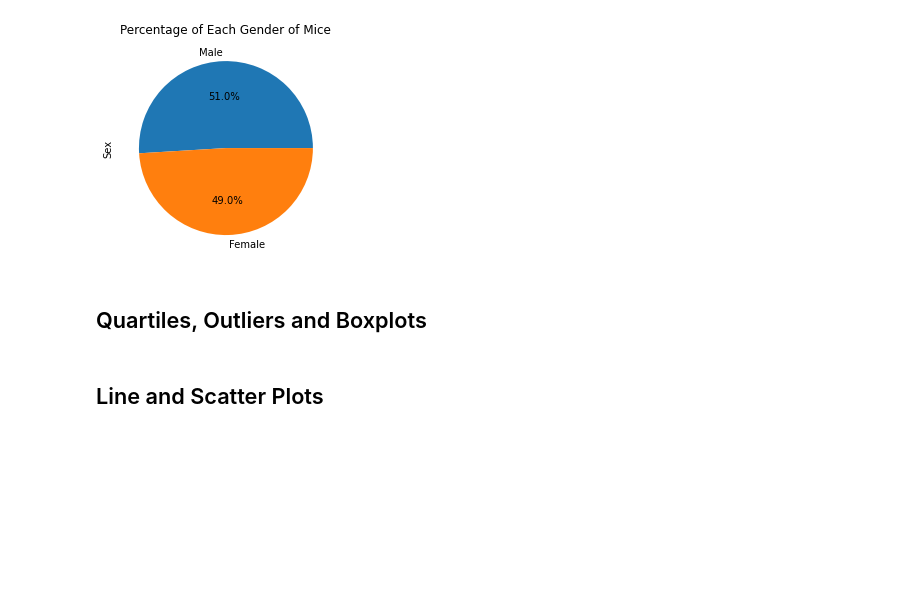
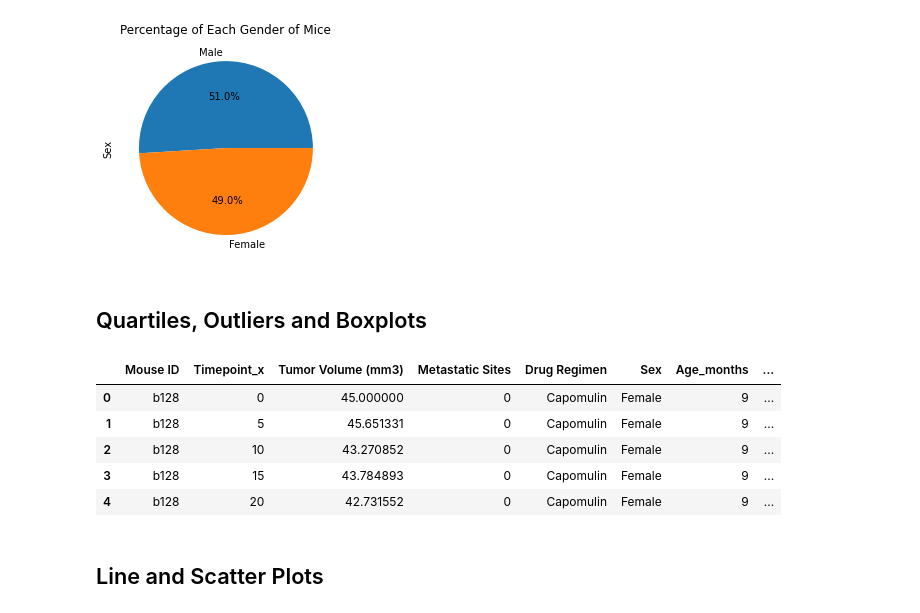
Before and after one commit to colebarnes7/matplotlib-challenge, a Jupyter notebook: Pymaceuticals/main.ipynb, the cells around one changed output. Drawn from its saved outputs; the diff is of its cells as text; code cells hidden in the pictures; blank space fills up the shorter version.

Commit message:
Added max timepoint to cleaned dataframe

```diff
--- a/Pymaceuticals/main.ipynb
+++ b/Pymaceuticals/main.ipynb
@@ -203 +195,23 @@ plt.show()
+# %%
+# Groups the mice by ID and then determines the greatest timepoint for each
+mouseidgroup = cleanedmouse.groupby("Mouse ID")
+maxtimepoint = mouseidgroup["Timepoint"].max()
+
+# Creates a data frame with the max timepoint
+timepoint = pd.DataFrame({
+    "Timepoint": maxtimepoint
+})
+# Resets the index to create the Mouse ID column
+timepoint.reset_index()
+
+# Merges this data frame with the cleaned mouse data frame
+cleaned_maxtimepoint = pd.merge(cleanedmouse, timepoint, on=(["Mouse ID", "Mouse ID"]))
+cleaned_maxtimepoint.head()
+# %% [output]
+|  | Mouse ID | Timepoint_x | Tumor Volume (mm3) | Metastatic Sites | Drug Regimen | Sex | Age_months | ... |
+| 0 | b128 | 0 | 45.000000 | 0 | Capomulin | Female | 9 | ... |
+| 1 | b128 | 5 | 45.651331 | 0 | Capomulin | Female | 9 | ... |
+| 2 | b128 | 10 | 43.270852 | 0 | Capomulin | Female | 9 | ... |
+| 3 | b128 | 15 | 43.784893 | 0 | Capomulin | Female | 9 | ... |
+| 4 | b128 | 20 | 42.731552 | 0 | Capomulin | Female | 9 | ... |
 # %%
```
Also changed, not shown: parts of 2 cells of this notebook.
